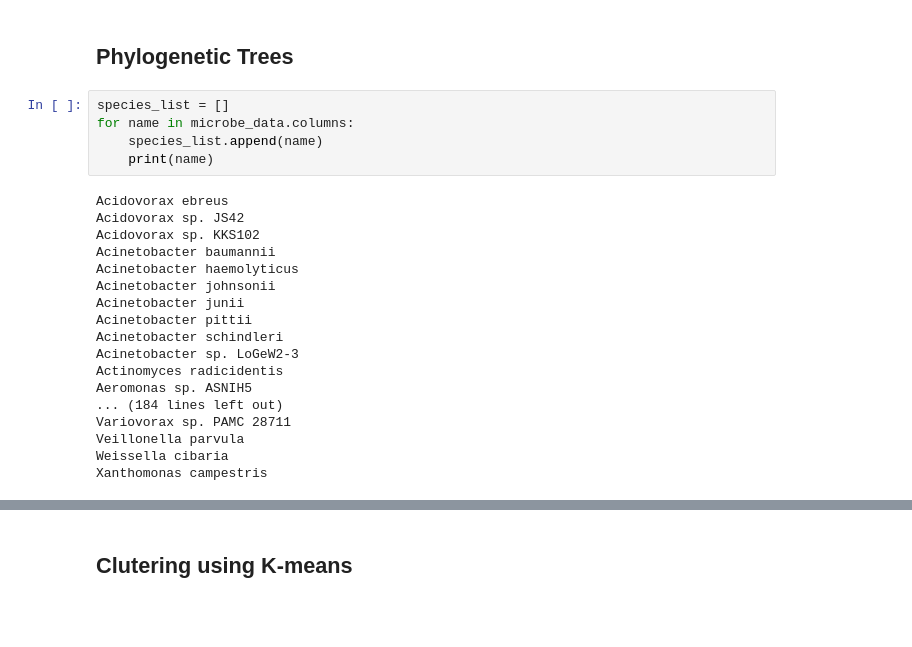
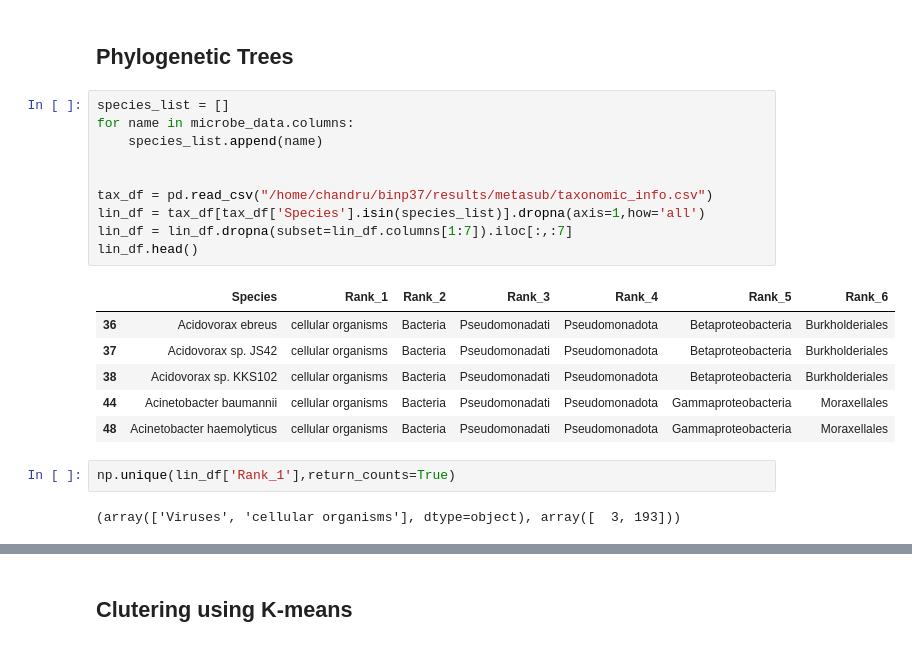
Before and after one commit to ChandrashekarCR/mgps_optimization, a Jupyter notebook: notebooks/feature_enginerring.ipynb, the cells around one changed output, grey strips where cells are left out. Drawn from its saved outputs; the diff is of its cells as text; blank space fills up the shorter version.

```diff
--- a/notebooks/feature_enginerring.ipynb
+++ b/notebooks/feature_enginerring.ipynb
@@ -92,26 +115,24 @@ microbe_data
 4070 rows × 200 columns
 # %% [markdown]
 ## Phylogenetic Trees
-# %%
-species_list = []
-for name in microbe_data.columns:
-    species_list.append(name)
-    print(name)
-# %% [output]
-Acidovorax ebreus
-Acidovorax sp. JS42
-Acidovorax sp. KKS102
-Acinetobacter baumannii
-Acinetobacter haemolyticus
-Acinetobacter johnsonii
-Acinetobacter junii
-Acinetobacter pittii
-Acinetobacter schindleri
-Acinetobacter sp. LoGeW2-3
-Actinomyces radicidentis
-Aeromonas sp. ASNIH5
-... (184 lines left out)
-Variovorax sp. PAMC 28711
-Veillonella parvula
-Weissella cibaria
-Xanthomonas campestris
+# %%
+species_list = []
+for name in microbe_data.columns:
+    species_list.append(name)
+
+
+tax_df = pd.read_csv("/home/chandru/binp37/results/metasub/taxonomic_info.csv")
+lin_df = tax_df[tax_df['Species'].isin(species_list)].dropna(axis=1,how='all')
+lin_df = lin_df.dropna(subset=lin_df.columns[1:7]).iloc[:,:7]
+lin_df.head()
+# %% [output]
+|  | Species | Rank_1 | Rank_2 | Rank_3 | Rank_4 | Rank_5 | Rank_6 |
+| 36 | Acidovorax ebreus | cellular organisms | Bacteria | Pseudomonadati | Pseudomonadota | Betaproteobacteria | Burkholderiales |
+| 37 | Acidovorax sp. JS42 | cellular organisms | Bacteria | Pseudomonadati | Pseudomonadota | Betaproteobacteria | Burkholderiales |
+| 38 | Acidovorax sp. KKS102 | cellular organisms | Bacteria | Pseudomonadati | Pseudomonadota | Betaproteobacteria | Burkholderiales |
+| 44 | Acinetobacter baumannii | cellular organisms | Bacteria | Pseudomonadati | Pseudomonadota | Gammaproteobacteria | Moraxellales |
+| 48 | Acinetobacter haemolyticus | cellular organisms | Bacteria | Pseudomonadati | Pseudomonadota | Gammaproteobacteria | Moraxellales |
+# %%
+np.unique(lin_df['Rank_1'],return_counts=True)
+# %% [output]
+(array(['Viruses', 'cellular organisms'], dtype=object), array([  3, 193]))
```
Also changed, not shown: parts of 5 cells of this notebook, 5 other files.
